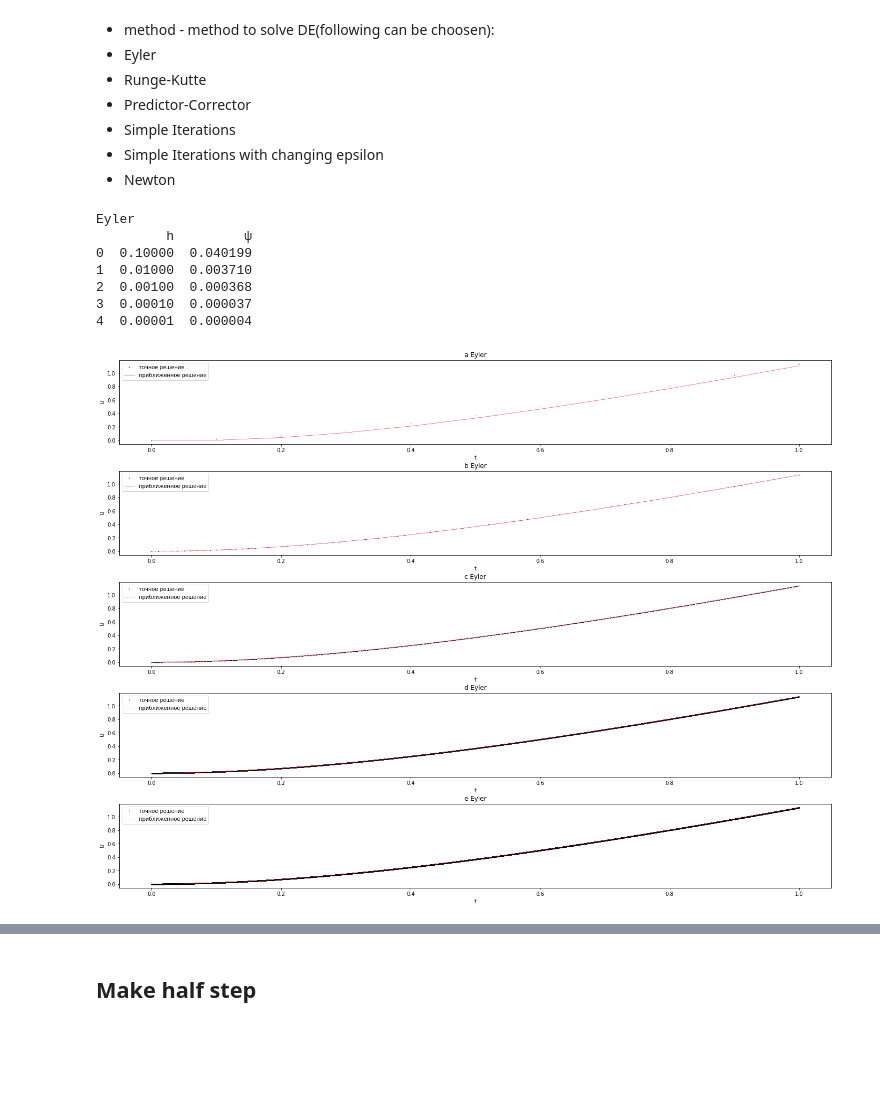
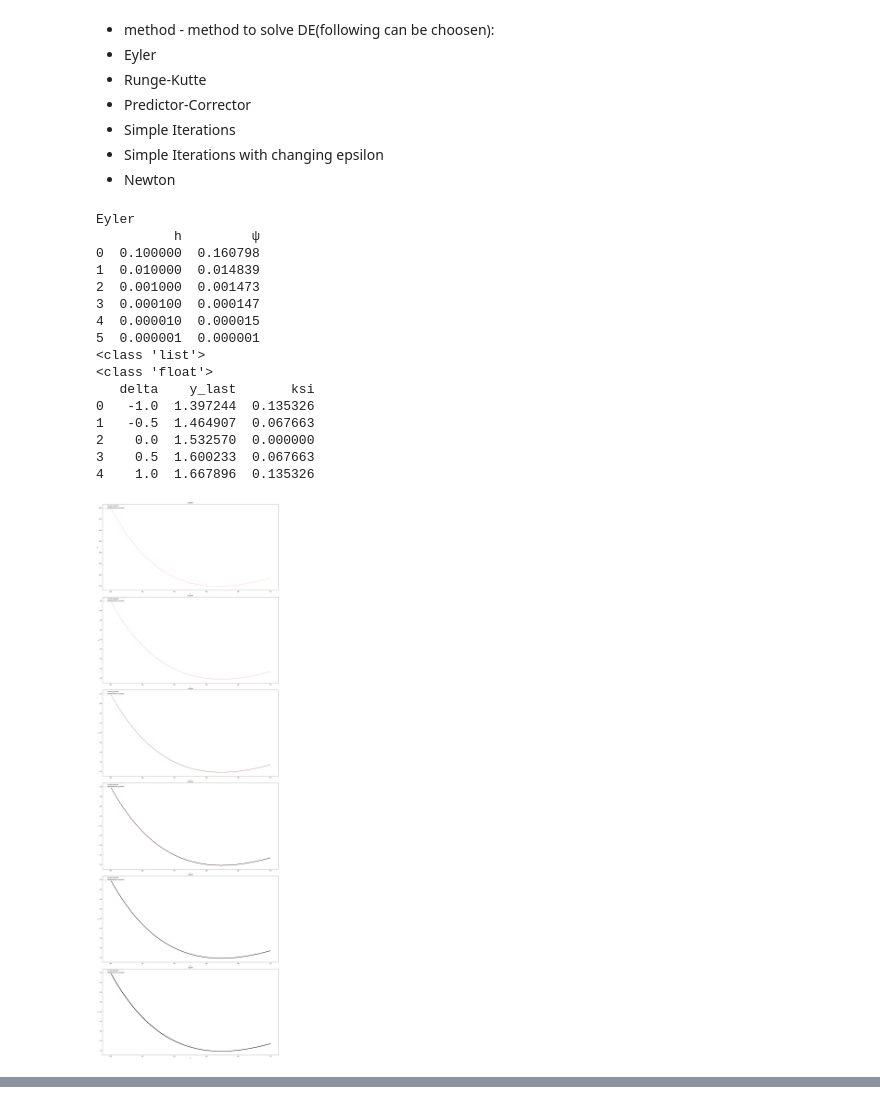
Before and after one commit to shanberochka/KFU_Term4_MathModeling, a Jupyter notebook: Введение_в_мат_моделирование_class_Analysis.ipynb, the cells around one changed output, grey strips where cells are left out. Cells and saved outputs as stored; diff of their text form; code cells hidden in the pictures; blank space fills up the shorter version.

```diff
--- a/Введение_в_мат_моделирование_class_Analysis.ipynb
+++ b/Введение_в_мат_моделирование_class_Analysis.ipynb
@@ -8,7 +9,7 @@ import matplotlib.pyplot as plt
 ## Right part of ODE
 # %%
 def f(t, U):
-  return (-2*U + 4*t)
+  return float(format(-2*U + 4*t, '.56f'))
 # %% [markdown]
 ## Derivative of the right part of ODE
 # %%
@@ -20,14 +21,15 @@ def der_f(t, y):
  - t_0 - start time
  - T - end time
 # %%
-U_0 = 0
+U_0 = 3
 t_0 = 0
 T = 1
 # %% [markdown]
 ## Analytic decision
 # %%
 def analytic_decision(t):
-  C = (U_0 + 1 -2*t_0)*np.exp(2*t_0)
-  return (C*np.exp(-2*t) +2*t - 1)
+  C = float(format((U_0 + 1 -2*t_0)*np.exp(2*t_0), '.56f'))
+  li = (list(map('{:.56f}'.format, C*np.exp(-2*t) +2*t - 1)))
+  return [float(i) for i in li]
 # %%
 class Analysis:
@@ -321,14 +453,23 @@ class Analysis:
  - Simple Iterations with changing epsilon
  - Newton
 # %%
-table = Analysis(U_0, t_0, T, 5, f, der_f, analytic_decision, method = 'Eyler')
+table = Analysis(U_0, t_0, T, 6, f, der_f, analytic_decision, method = 'Eyler')
 table.train()
 # %% [output]
 Eyler
-         h         ψ
-0  0.10000  0.040199
-1  0.01000  0.003710
-2  0.00100  0.000368
-3  0.00010  0.000037
-4  0.00001  0.000004
+          h         ψ
+0  0.100000  0.160798
+1  0.010000  0.014839
+2  0.001000  0.001473
+3  0.000100  0.000147
+4  0.000010  0.000015
+5  0.000001  0.000001
+<class 'list'>
+<class 'float'>
+   delta    y_last       ksi
+0   -1.0  1.397244  0.135326
+1   -0.5  1.464907  0.067663
+2    0.0  1.532570  0.000000
+3    0.5  1.600233  0.067663
+4    1.0  1.667896  0.135326
-[figure, old version]
+[figure, new version]
@@ -335,2 +477,0 @@ Eyler
-# %% [markdown]
-## Make half step
```
Also changed, not shown: parts of 9 cells of this notebook.
